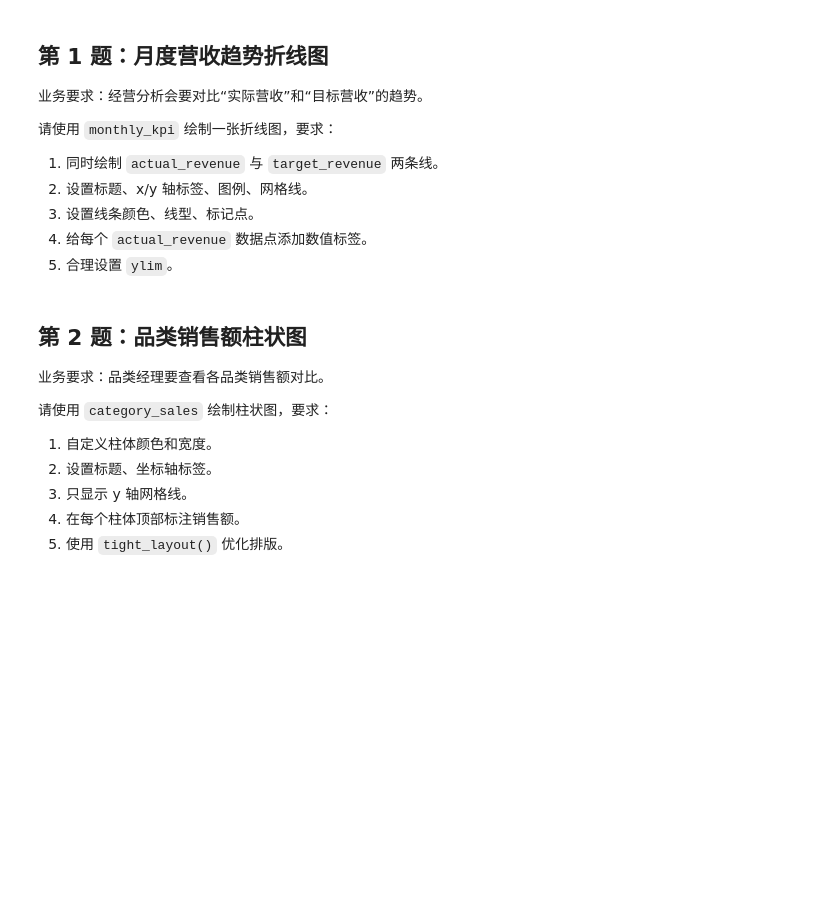
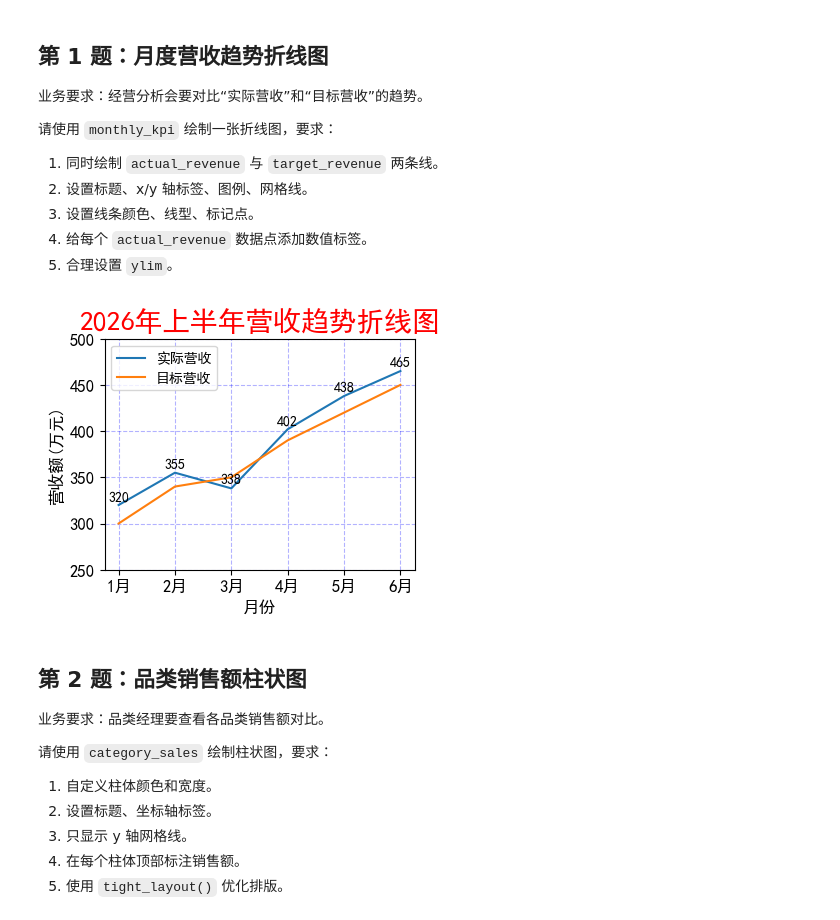
Before and after one commit to ChengguoZhou/DataProcessing, a Jupyter notebook: 05_matplotlib/01_业务报表可视化实战练习.ipynb, the cells around one changed output. Cells and saved outputs as stored; diff of their text form; code cells hidden in the pictures; blank space fills up the shorter version.

```diff
--- a/05_matplotlib/01_业务报表可视化实战练习.ipynb
+++ b/05_matplotlib/01_业务报表可视化实战练习.ipynb
@@ -82,7 +94,28 @@ monthly_kpi.head()
 4. 给每个 `actual_revenue` 数据点添加数值标签。
 5. 合理设置 `ylim`。
 # %%
-# 在此作答
+# 设置图表的尺寸
+plt.figure(figsize=(4, 3))
+# 绘制actual_revenue和target_revenue两条线
+plt.plot(monthly_kpi['month'], monthly_kpi['actual_revenue'], label='实际营收', color='tab:blue')
+plt.plot(monthly_kpi['month'], monthly_kpi['target_revenue'], label='目标营收', color='tab:orange')
+# 设置标题，x/y轴标签，图例，网格线
+plt.title('2026年上半年营收趋势折线图', fontsize=20, color='red')
+plt.xlabel('月份', fontsize=12)
+plt.ylabel('营收额(万元)', fontsize=12)
+plt.xticks(fontsize=12)
+plt.yticks(fontsize=12)
+plt.legend(loc='upper left')
+plt.grid(linestyle='--', alpha=0.3, color='blue')
+# 为每个actual_revenue数据点添加数值标签
+for x,y in zip(monthly_kpi['month'], monthly_kpi['actual_revenue']):
+    plt.text(x, y+3, str(y), ha='center', va='bottom', fontsize=10)
+# 设置ylim
+plt.ylim(250,500)
+# 展示图表
+plt.show()
+# %% [output]
+[figure, added]
 # %% [markdown]
 ## 第 2 题：品类销售额柱状图
 
```
Also changed, not shown: parts of 12 cells of this notebook, 2 other files.
